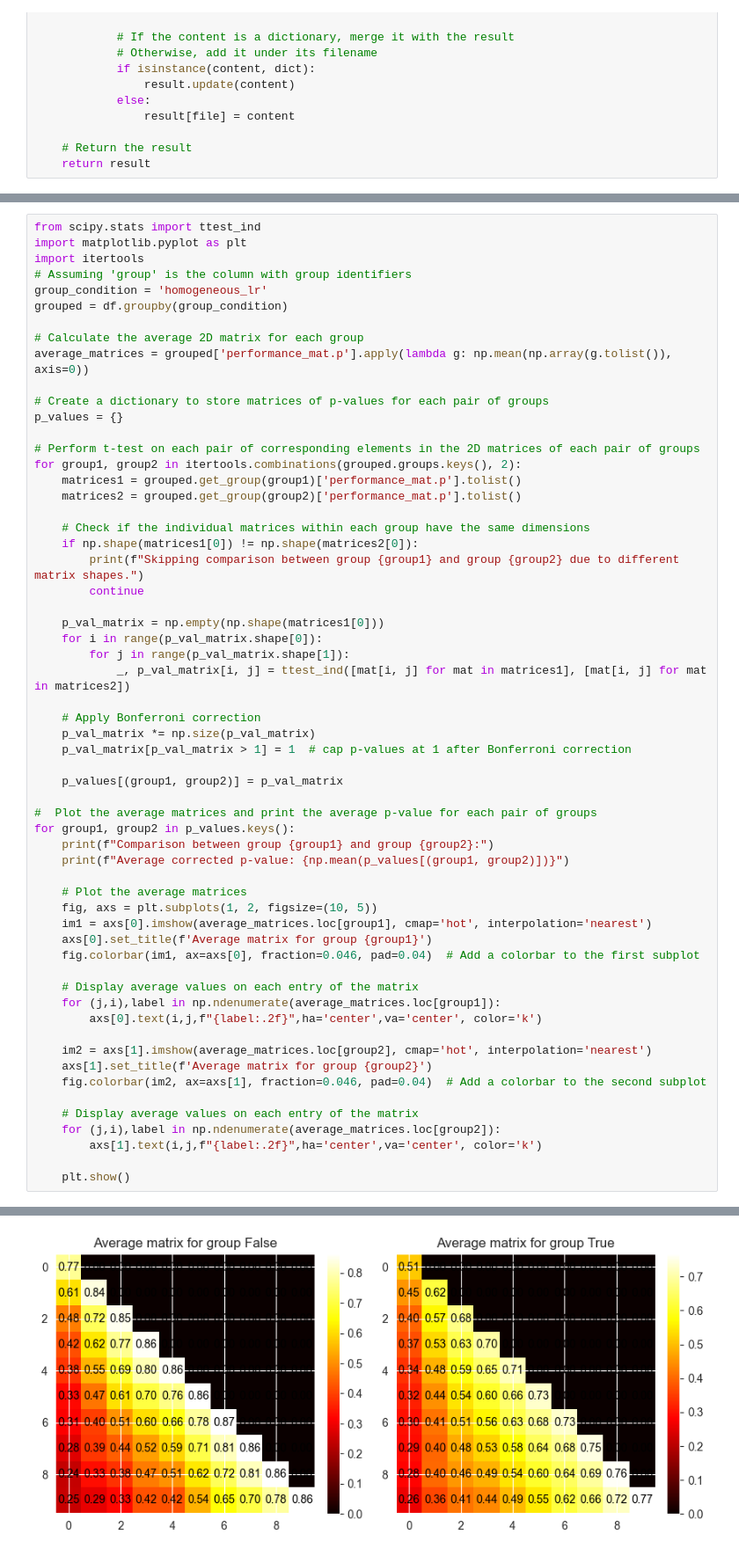
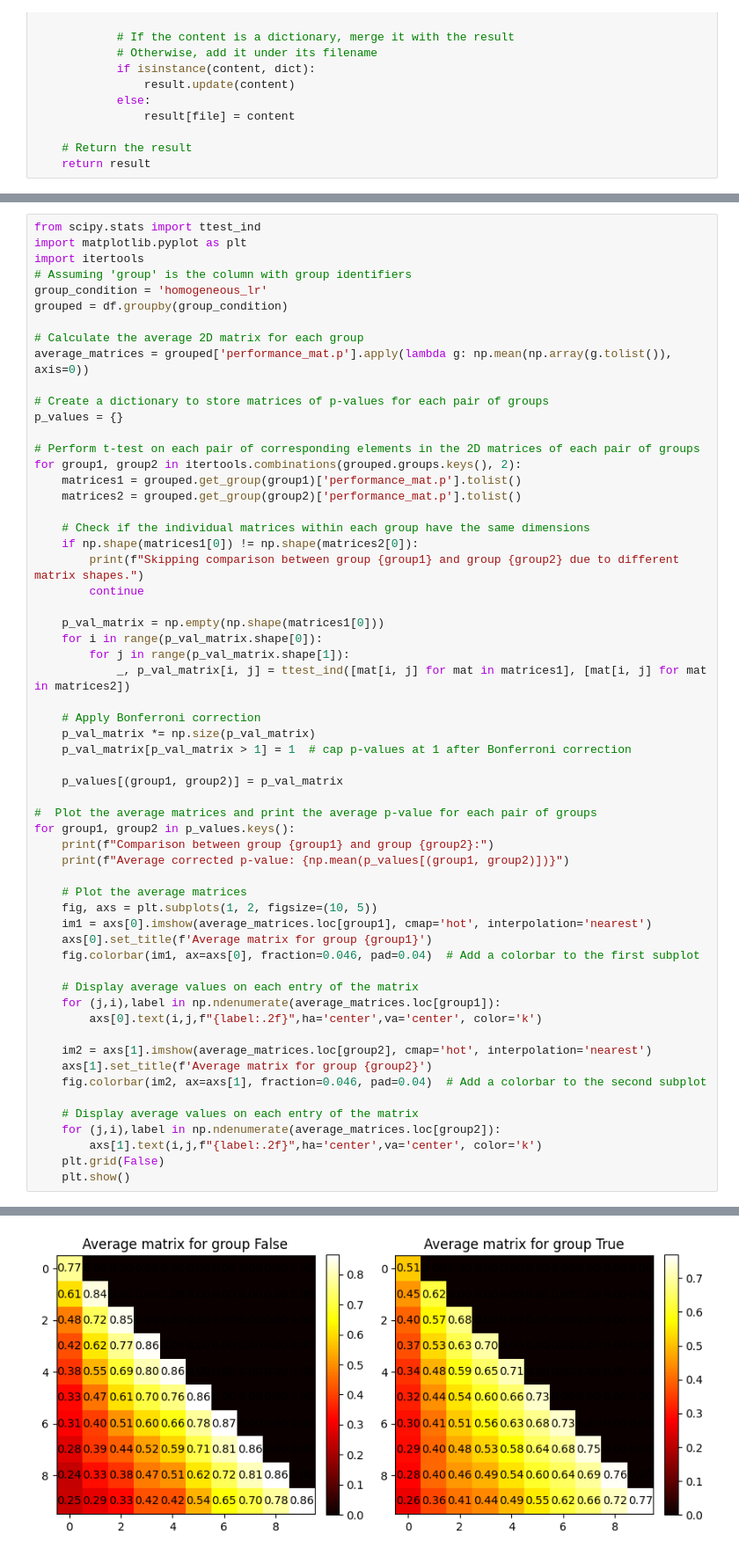
Before and after one commit to NitzanLux/Heterogeneous_Networks, a Jupyter notebook: evaluate_permuted_mnist.ipynb, the cells around one changed output, grey strips where cells are left out. Shown at 88% size. Saved outputs shown, nothing was run; the diff lists cells and outputs as text.

```diff
--- a/evaluate_permuted_mnist.ipynb
+++ b/evaluate_permuted_mnist.ipynb
@@ -120,35 +120,35 @@ for group1, group2 in itertools.combinations(grouped.groups.keys(), 2):
     p_val_matrix[p_val_matrix > 1] = 1  # cap p-values at 1 after Bonferroni correction
 
     p_values[(group1, group2)] = p_val_matrix
 
 #  Plot the average matrices and print the average p-value for each pair of groups
 for group1, group2 in p_values.keys():
     print(f"Comparison between group {group1} and group {group2}:")
     print(f"Average corrected p-value: {np.mean(p_values[(group1, group2)])}")
 
     # Plot the average matrices
     fig, axs = plt.subplots(1, 2, figsize=(10, 5))
     im1 = axs[0].imshow(average_matrices.loc[group1], cmap='hot', interpolation='nearest')
     axs[0].set_title(f'Average matrix for group {group1}')
     fig.colorbar(im1, ax=axs[0], fraction=0.046, pad=0.04)  # Add a colorbar to the first subplot
 
     # Display average values on each entry of the matrix
     for (j,i),label in np.ndenumerate(average_matrices.loc[group1]):
         axs[0].text(i,j,f"{label:.2f}",ha='center',va='center', color='k')
 
     im2 = axs[1].imshow(average_matrices.loc[group2], cmap='hot', interpolation='nearest')
     axs[1].set_title(f'Average matrix for group {group2}')
     fig.colorbar(im2, ax=axs[1], fraction=0.046, pad=0.04)  # Add a colorbar to the second subplot
 
     # Display average values on each entry of the matrix
     for (j,i),label in np.ndenumerate(average_matrices.loc[group2]):
         axs[1].text(i,j,f"{label:.2f}",ha='center',va='center', color='k')
-
+    plt.grid(False)
     plt.show()
 # %% [output]
 Comparison between group False and group True:
 Average corrected p-value: nan
-[figure, old version]
+[figure, new version]
 # %%
 import re
 
```
Also changed, not shown: parts of 1 cell of this notebook, 2 other files.
